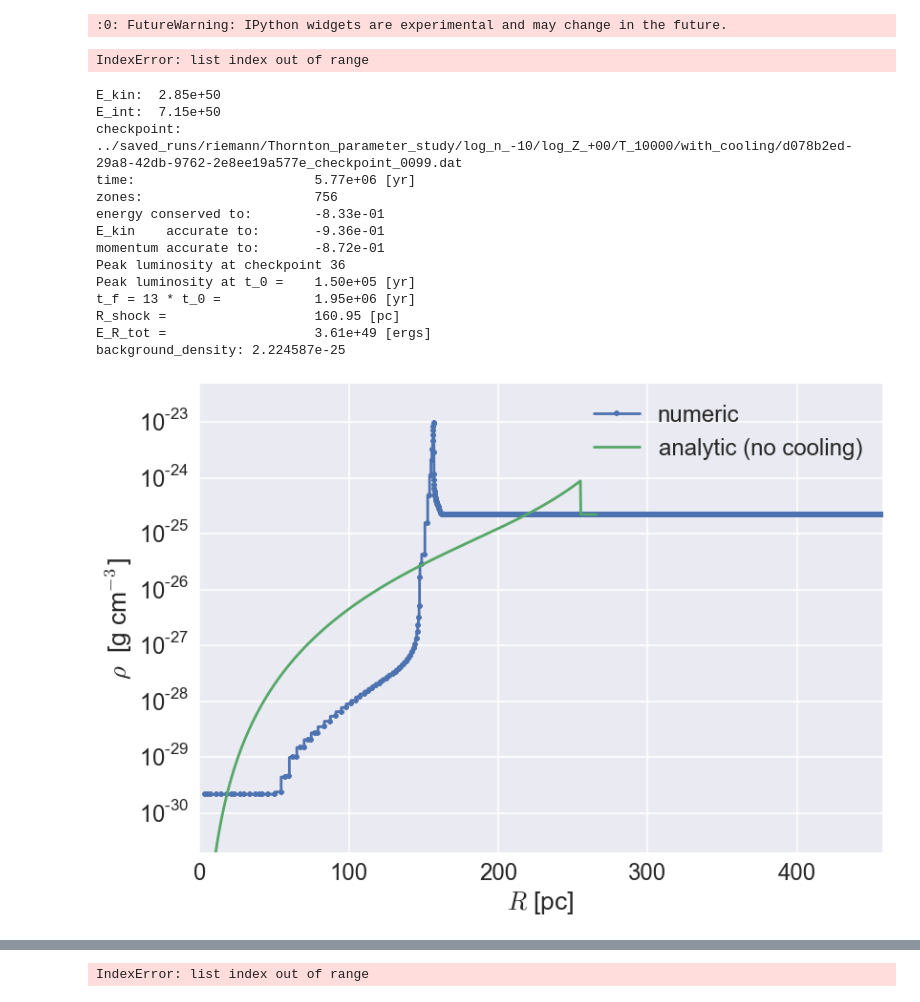
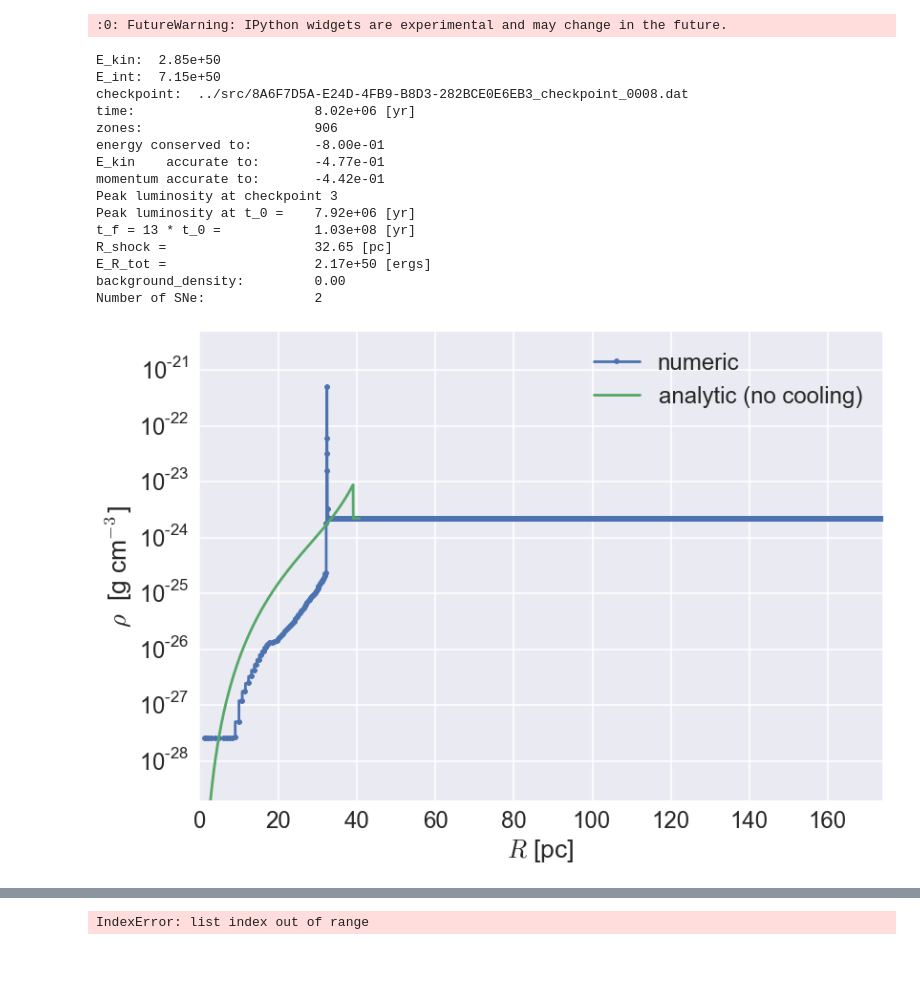
Before and after one commit to egentry/clustered_SNe, a Jupyter notebook: analysis/visualize.ipynb, the cells around one changed output, grey strips where cells are left out. Drawn from its saved outputs; the diff is of its cells as text; code cells hidden in the pictures; blank space fills up the shorter version.

```diff
--- a/analysis/visualize.ipynb
+++ b/analysis/visualize.ipynb
@@ -103,7 +102,7 @@ def plotter(last_run,
     E_int = sedov_solution.E_int
     print("E_kin: ", general_exponential_format % E_kin)
     print("E_int: ", general_exponential_format % E_int)
-    momentum = sedov_solution.get_momentum(time=time)
+    momentum = sedov_solution.get_momentum(time=time - last_run.times[0])
 
     print("checkpoint: ",
           checkpoint_filename)
@@ -129,7 +128,9 @@ def plotter(last_run,
           "%3.2f" % (last_run.R_shock[checkpoint_index] / pc), "[pc]")
     print("E_R_tot =                  ",
           general_exponential_format % last_run.E_R_tot[checkpoint_index], "[ergs]")
-    print("background_density:", background_density)
+    print("background_density:        ",
+          "%3.2f" % background_density)
+    print("Number of SNe:             ", last_run.SNe_times.size)
 
     if x_axis_variable is "Radius":
         plt.xlim((0,10**outer_limit_log))
@@ -159,9 +160,10 @@ def plotter(last_run,
             sedov_cols_plot = sedov_cols[:-1]
 
             if y_axis_variable in sedov_cols_plot:
-                sedov = dimensionalized_sedov(time, metallicity=metallicity,
-                                                        background_density=background_density,
-                                                        background_temperature=background_temperature)
+                sedov = dimensionalized_sedov(time - last_run.times[0],
+                                              metallicity=metallicity,
+                                              background_density=background_density,
+                                              background_temperature=background_temperature)
                 sedov = np.array(sedov).transpose()
                 df_sedov = pd.DataFrame.from_records(sedov,
                                                      columns=sedov_cols)
@@ -219,13 +221,28 @@ def single_run(data_dir="", id="", last_run=None):
 # %%
 last_run = RunSummary()
 
-data_dir = '../'
+data_dir = "../src"
 
 id = "" # you don't need the full uuid, just enough to distinguish it
 
 single_run(data_dir=data_dir, id=id, last_run=last_run)
 # %% [output]
-IndexError: list index out of range
+E_kin:  2.85e+50
+E_int:  7.15e+50
+checkpoint:  ../src/8A6F7D5A-E24D-4FB9-B8D3-282BCE0E6EB3_checkpoint_0008.dat
+time:                       8.02e+06 [yr]
+zones:                      906
+energy conserved to:        -8.00e-01
+E_kin    accurate to:       -4.77e-01
+momentum accurate to:       -4.42e-01
+Peak luminosity at checkpoint 3
+Peak luminosity at t_0 =    7.92e+06 [yr]
+t_f = 13 * t_0 =            1.03e+08 [yr]
+R_shock =                   32.65 [pc]
+E_R_tot =                   2.17e+50 [ergs]
+background_density:         0.00
+Number of SNe:              2
+[figure, added]
 # %%
 last_run = RunSummary()
 
@@ -262,22 +279,6 @@ v = interact_manual(parameter_study_wrapper,
         T     = fixed(1e4),
         with_cooling = True,
         last_run=fixed(last_run))
-# %% [output]
-E_kin:  2.85e+50
-E_int:  7.15e+50
-checkpoint:  ../saved_runs/riemann/Thornton_parameter_study/log_n_-10/log_Z_+00/T_10000/with_cooling/d078b2ed-29a8-42db-9762-2e8ee19a577e_checkpoint_0099.dat
-time:                       5.77e+06 [yr]
-zones:                      756
-energy conserved to:        -8.33e-01
-E_kin    accurate to:       -9.36e-01
-momentum accurate to:       -8.72e-01
-Peak luminosity at checkpoint 36
-Peak luminosity at t_0 =    1.50e+05 [yr]
-t_f = 13 * t_0 =            1.95e+06 [yr]
-R_shock =                   160.95 [pc]
-E_R_tot =                   3.61e+49 [ergs]
-background_density: 2.224587e-25
-[figure, removed]
 # %%
 def plot_zones(last_run):
     if type(last_run) is RunSummary:
```
Also changed, not shown: parts of 7 cells of this notebook, 35 other files.
